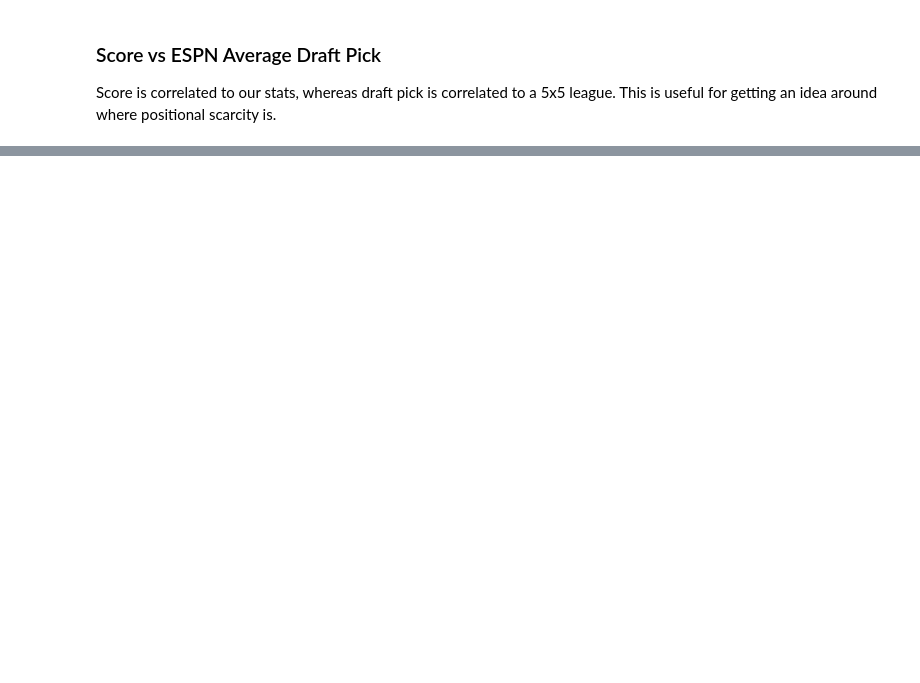
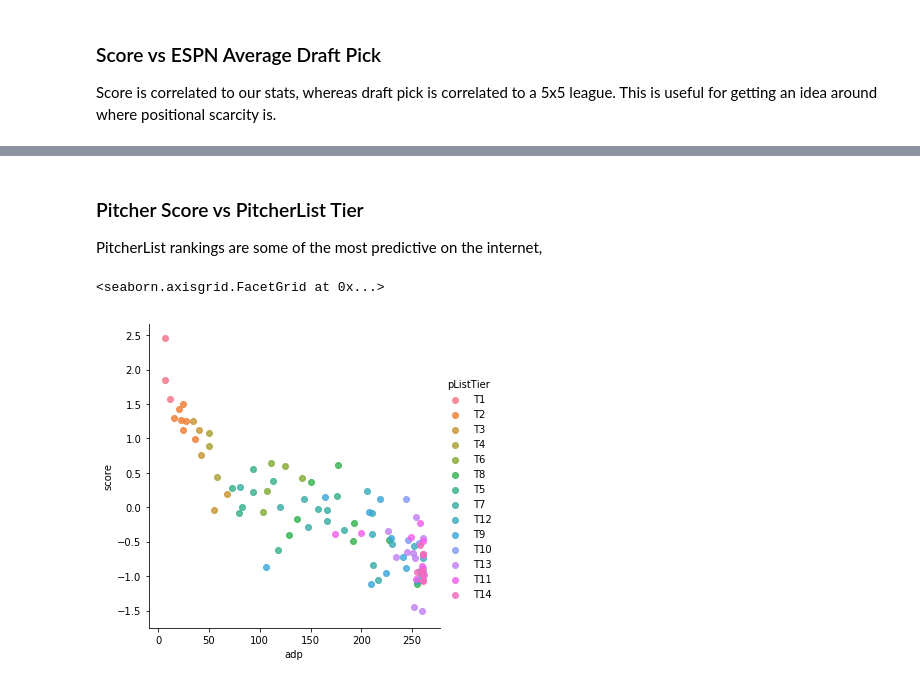
Before and after one commit to zmsy/notebooks, a Jupyter notebook: player_z_scores_preseason.ipynb, the cells around one changed output, grey strips where cells are left out. Cells and saved outputs as stored; diff of their text form; code cells hidden in the pictures; blank space fills up the shorter version.

```diff
--- a/player_z_scores_preseason.ipynb
+++ b/player_z_scores_preseason.ipynb
@@ -428,0 +452,12 @@ sb.swarmplot(data=dfd[dfd['rank'] <= 200], x="score", y="primaryPos", orient="h"
+# %% [markdown]
+### Pitcher Score vs PitcherList Tier
+
+PitcherList rankings are some of the most predictive on the internet,
+# %%
+sb.lmplot(
+    x="adp", y="score", hue="pListTier", fit_reg=False,
+    data=dfd[dfd['pListTier'].notnull()].sort_values(by='score', ascending=False)
+)
+# %% [output]
+<seaborn.axisgrid.FacetGrid at 0x...>
+[figure, added]
```
Also changed, not shown: parts of 7 cells of this notebook, 1 other file.
